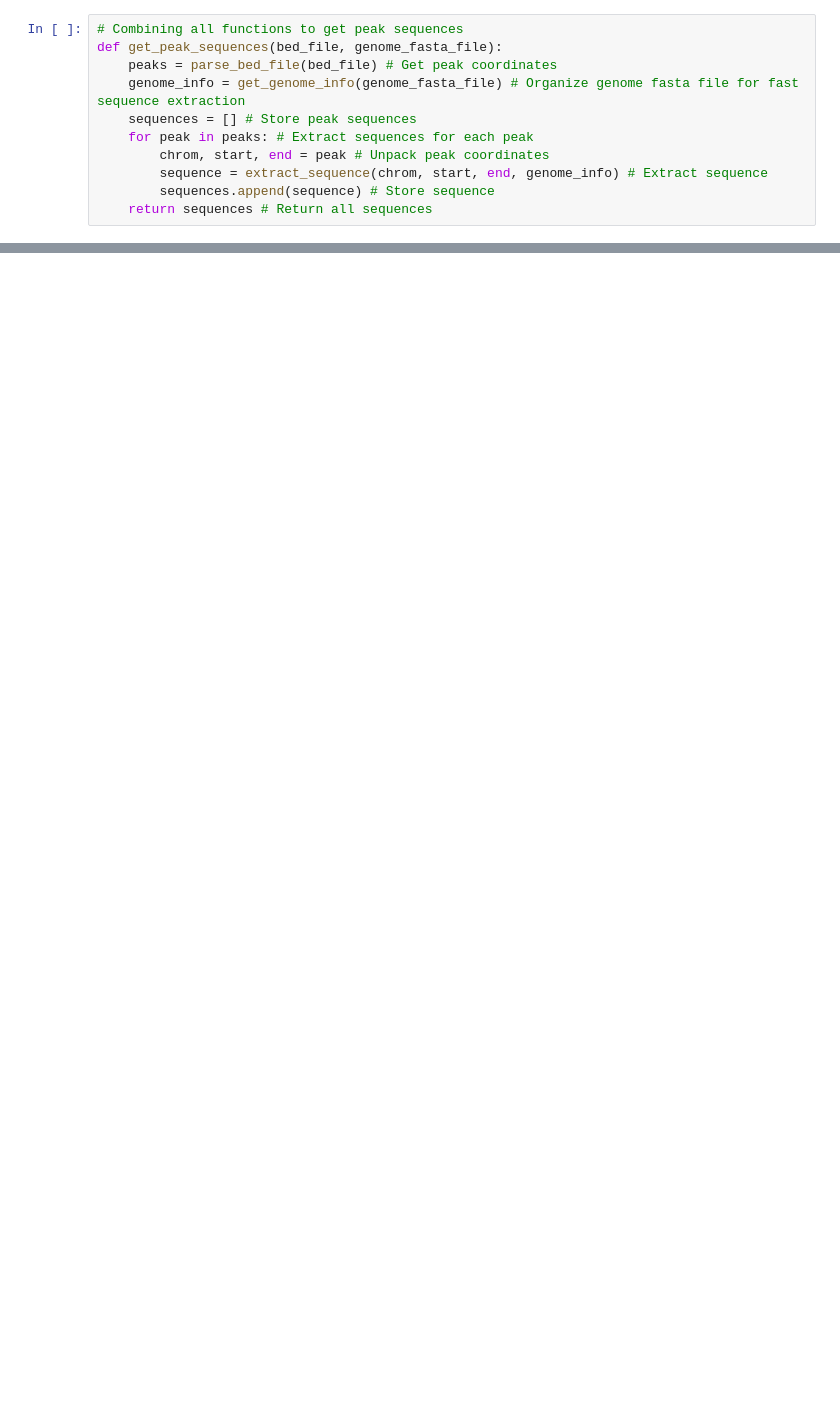
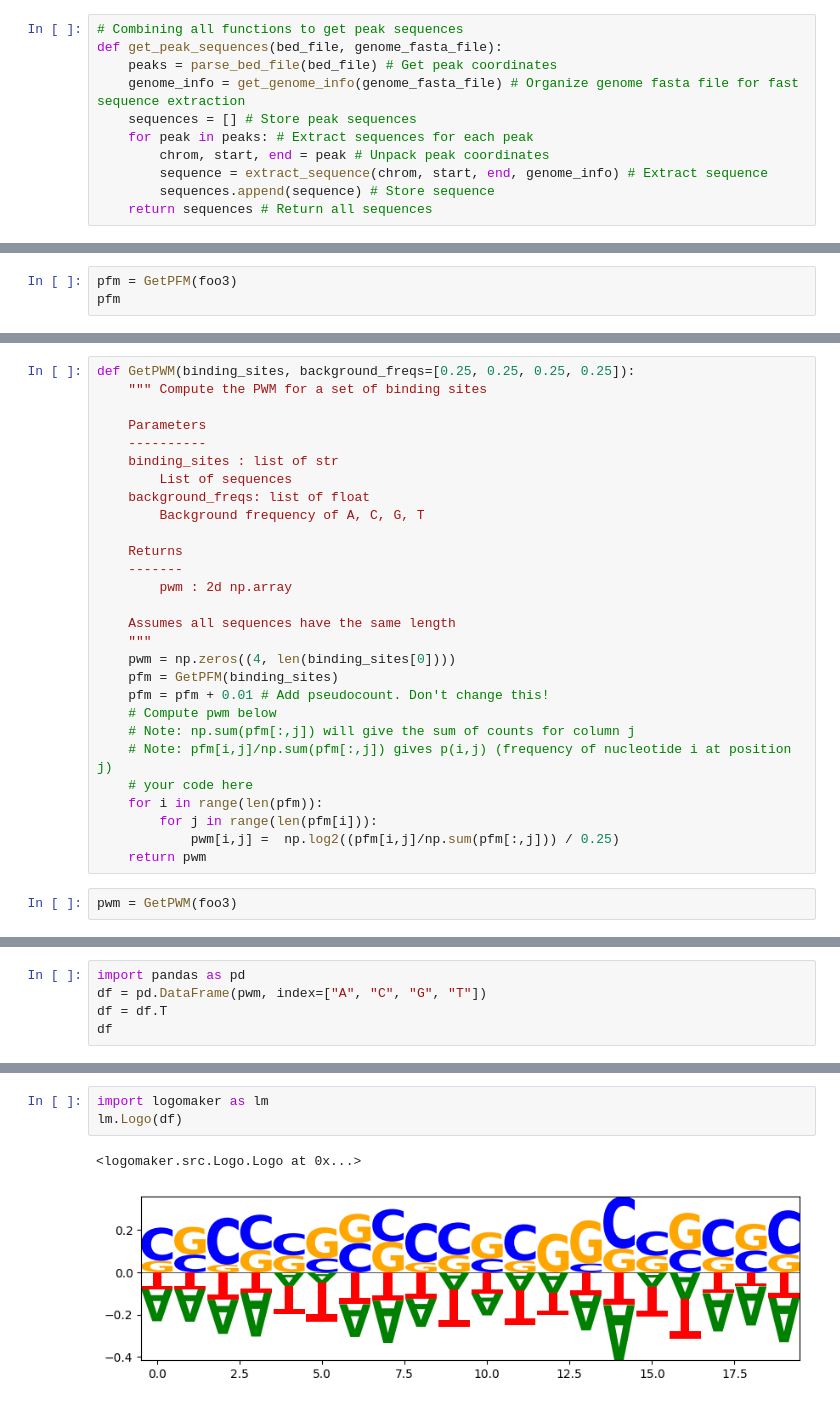
Before and after one commit to kairitanaka/gibby, a Jupyter notebook: extract_peak_seq.ipynb, the cells around one changed output, grey strips where cells are left out. Drawn from its saved outputs; the diff is of its cells as text; blank space fills up the shorter version.

```diff
--- a/extract_peak_seq.ipynb
+++ b/extract_peak_seq.ipynb
@@ -99,0 +145,3 @@ get_peak_sequences('peaks.txt', 'GRCm38.fa')
+# %%
+pfm = GetPFM(foo3)
+pfm
@@ -99,0 +157,30 @@ get_peak_sequences('peaks.txt', 'GRCm38.fa')
+# %%
+def GetPWM(binding_sites, background_freqs=[0.25, 0.25, 0.25, 0.25]):
+    """ Compute the PWM for a set of binding sites
+
+    Parameters
+    ----------
+    binding_sites : list of str
+        List of sequences
+    background_freqs: list of float
+        Background frequency of A, C, G, T
+
+    Returns
+    -------
+        pwm : 2d np.array
+
+    Assumes all sequences have the same length
+    """
+    pwm = np.zeros((4, len(binding_sites[0])))
+    pfm = GetPFM(binding_sites)
+    pfm = pfm + 0.01 # Add pseudocount. Don't change this!
+    # Compute pwm below
+    # Note: np.sum(pfm[:,j]) will give the sum of counts for column j
+    # Note: pfm[i,j]/np.sum(pfm[:,j]) gives p(i,j) (frequency of nucleotide i at position j)
+    # your code here
+    for i in range(len(pfm)):
+        for j in range(len(pfm[i])):
+            pwm[i,j] =  np.log2((pfm[i,j]/np.sum(pfm[:,j])) / 0.25)
+    return pwm
+# %%
+pwm = GetPWM(foo3)
@@ -99,0 +206,5 @@ get_peak_sequences('peaks.txt', 'GRCm38.fa')
+# %%
+import pandas as pd
+df = pd.DataFrame(pwm, index=["A", "C", "G", "T"])
+df = df.T
+df
@@ -99,0 +236,6 @@ get_peak_sequences('peaks.txt', 'GRCm38.fa')
+# %%
+import logomaker as lm
+lm.Logo(df)
+# %% [output]
+<logomaker.src.Logo.Logo at 0x...>
+[figure, added]
```
Also changed, not shown: parts of 15 cells of this notebook.
